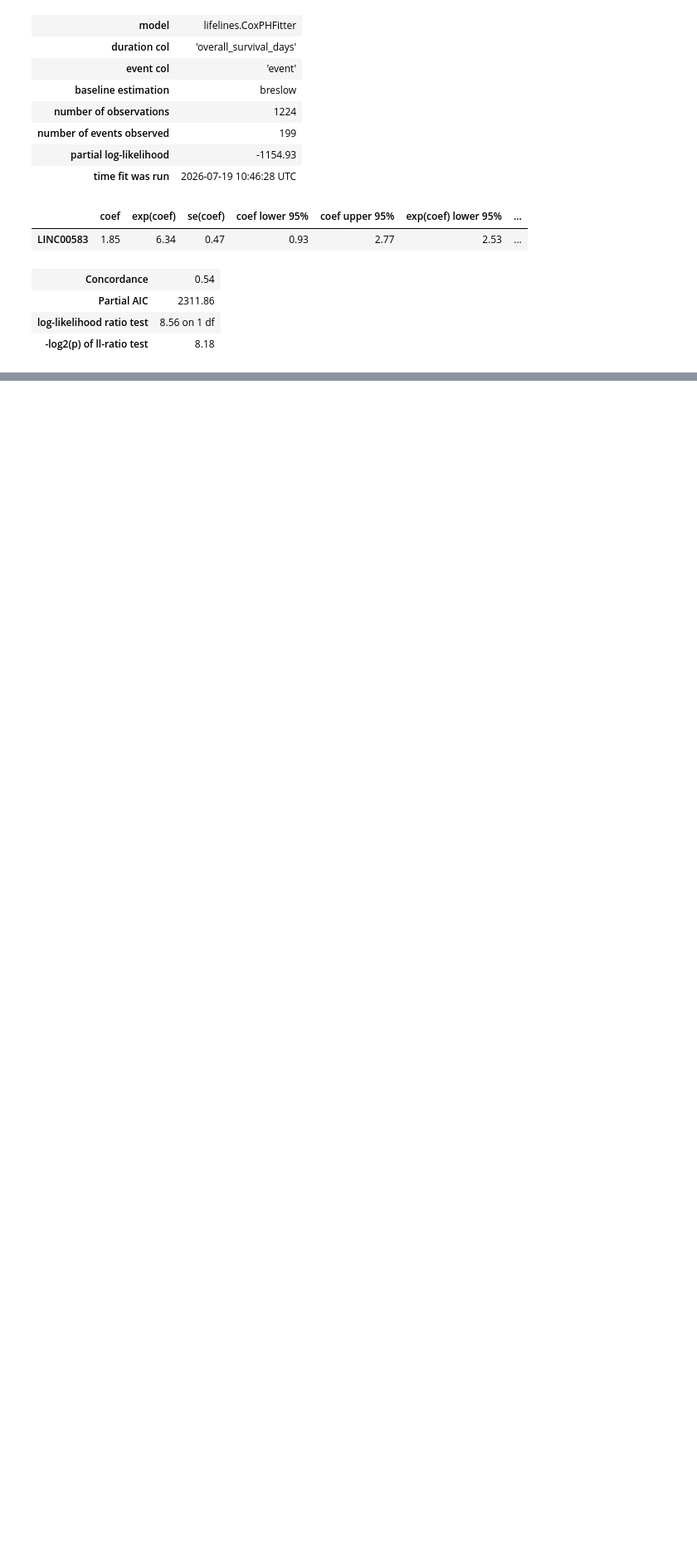
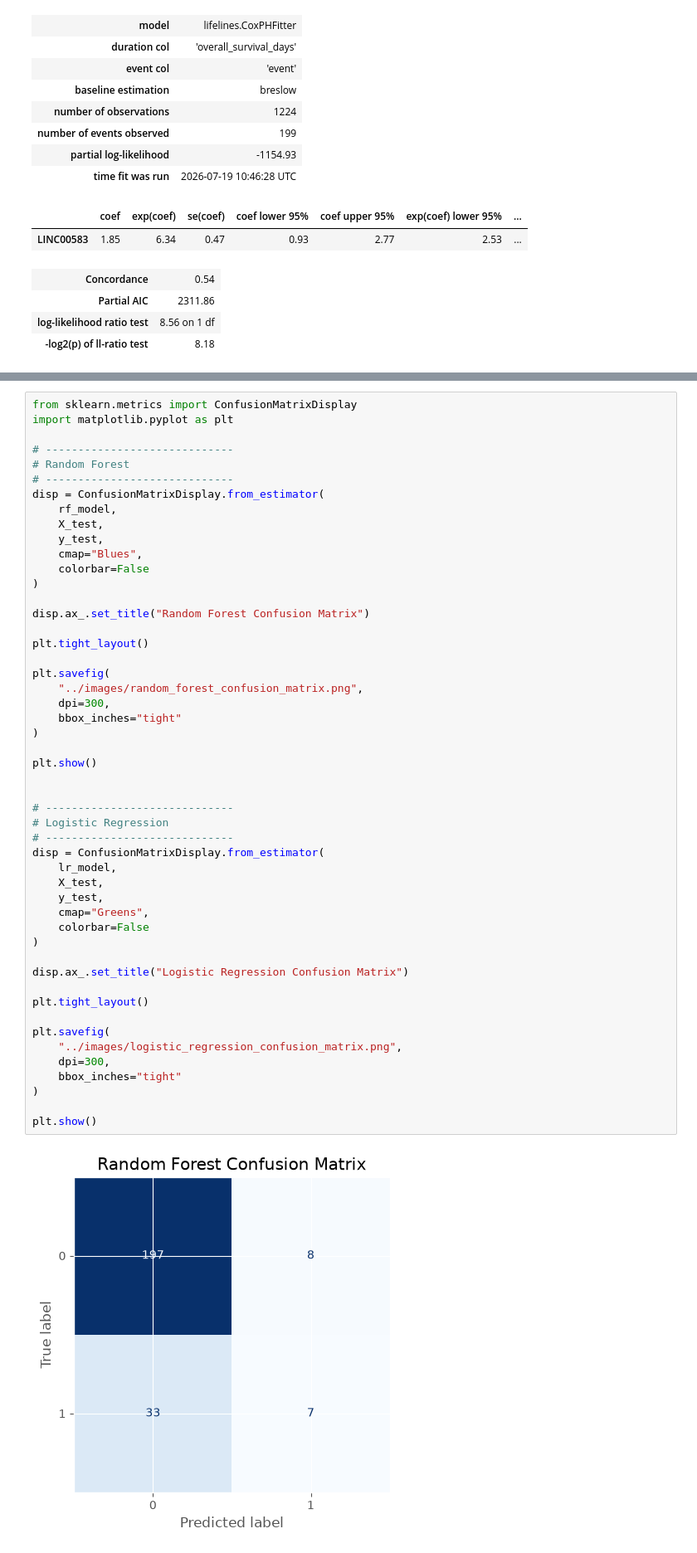
Before and after one commit to palrabheru/tcga-biomarker-discovery, a Jupyter notebook: notebooks/biomarker_analysis.ipynb, the cells around one changed output, grey strips where cells are left out. Shown at 83% size. Drawn from its saved outputs; the diff is of its cells as text; blank space fills up the shorter version.

```diff
--- a/notebooks/biomarker_analysis.ipynb
+++ b/notebooks/biomarker_analysis.ipynb
@@ -1774,0 +1863,52 @@ cox.print_summary()
+# %%
+from sklearn.metrics import ConfusionMatrixDisplay
+import matplotlib.pyplot as plt
+
+# -----------------------------
+# Random Forest
+# -----------------------------
+disp = ConfusionMatrixDisplay.from_estimator(
+    rf_model,
+    X_test,
+    y_test,
+    cmap="Blues",
+    colorbar=False
+)
+
+disp.ax_.set_title("Random Forest Confusion Matrix")
+
+plt.tight_layout()
+
+plt.savefig(
+    "../images/random_forest_confusion_matrix.png",
+    dpi=300,
+    bbox_inches="tight"
+)
+
+plt.show()
+
+
+# -----------------------------
+# Logistic Regression
+# -----------------------------
+disp = ConfusionMatrixDisplay.from_estimator(
+    lr_model,
+    X_test,
+    y_test,
+    cmap="Greens",
+    colorbar=False
+)
+
+disp.ax_.set_title("Logistic Regression Confusion Matrix")
+
+plt.tight_layout()
+
+plt.savefig(
+    "../images/logistic_regression_confusion_matrix.png",
+    dpi=300,
+    bbox_inches="tight"
+)
+
+plt.show()
+# %% [output]
+[figure, added]
```
Also changed, not shown: parts of 7 cells of this notebook, 6 other files.
